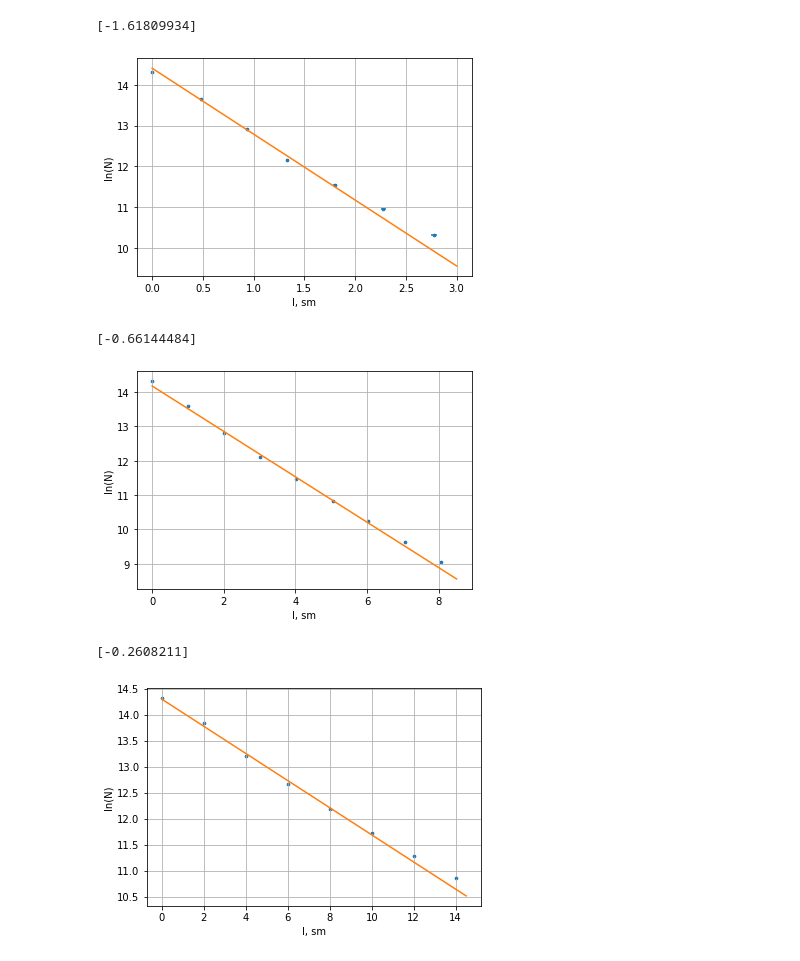
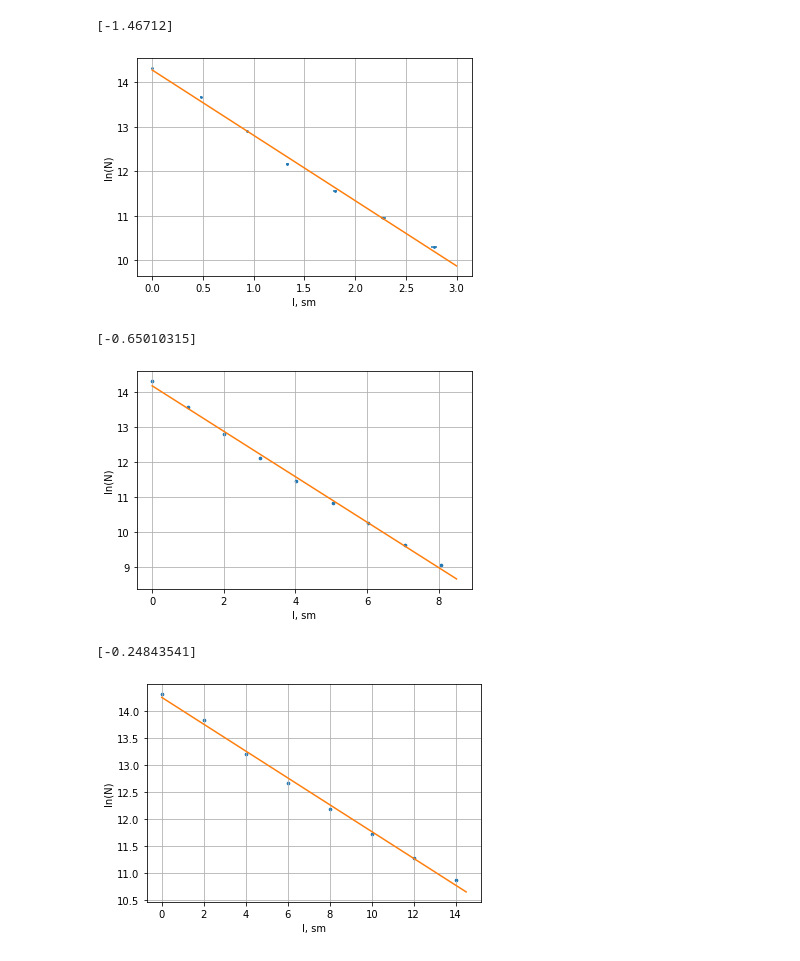
Before and after one commit to ivan-shargin/Physics, a Jupyter notebook: 5.1.ipynb, the cells around one changed output. Cells and saved outputs as stored; diff of their text form; code cells hidden in the pictures.

```diff
--- a/5.1.ipynb
+++ b/5.1.ipynb
@@ -13,13 +13,13 @@ delta_l = np.linspace(0, 6 * 0.005, 7)
 
 fig, ax = plt.subplots()
 ax.grid()
-ax.scatter(l, ln_N, s=7)
+ax.scatter(l, ln_N, s=3)
 ax.errorbar(l, ln_N, yerr=delta_lnN, xerr=delta_l, linestyle = '')
 plt.xlabel("l, sm")
 plt.ylabel("ln(N)")
 
 linear_regressor = linear_model.LinearRegression()
-linear_regressor.fit(l[1:-2].reshape((l[1:-2].size, 1)), ln_N[1:-2])
+linear_regressor.fit(l.reshape((l.size, 1)), ln_N)
 x0 = np.linspace(0, 3, 150).reshape((150, 1))
 y0 = linear_regressor.predict(x0)
 ax.plot(x0, y0)
@@ -28,8 +28,8 @@ print(linear_regressor.coef_)
 
 fig.savefig('5_1_1')
 # %% [output]
-[-1.61809934]
+[-1.46712]
-[figure, old version]
+[figure, new version]
 # %%
 l = np.array([0, 1.01, 2.01, 3.02, 4.03, 5.04, 6.04, 7.06, 8.07])
 N_plus_phon = np.array([1650973, 800388, 370495, 184148, 97807, 52068, 29782, 16931, 10050])
@@ -46,7 +46,7 @@ plt.xlabel("l, sm")
 plt.ylabel("ln(N)")
 
 linear_regressor = linear_model.LinearRegression()
-linear_regressor.fit(l[1:-2].reshape((l[1:-2].size, 1)), ln_N[1:-2])
+linear_regressor.fit(l.reshape((l.size, 1)), ln_N)
 x0 = np.linspace(0, 8.5, 150).reshape((150, 1))
 y0 = linear_regressor.predict(x0)
 ax.plot(x0, y0)
@@ -55,32 +55,32 @@ print(linear_regressor.coef_)
 
 fig.savefig('5_1_2')
 # %% [output]
-[-0.66144484]
+[-0.65010315]
-[figure, old version]
+[figure, new version]
 # %%
 l = np.array([0, 2, 4.01, 6.02, 8.03, 10.03, 12.02, 14.02])
 N_plus_phon = np.array([1650973, 1028981, 548706, 319122, 198318, 126456, 81336, 54095])
 N = N_plus_phon - 1539
 ln_N = np.log(N)
 delta_lnN = 1 / np.sqrt(N)
 delta_l = np.linspace(0, 6 * 0.005, 8)
 
 fig, ax = plt.subplots()
 ax.grid()
 ax.scatter(l, ln_N, s=7)
 ax.errorbar(l, ln_N, yerr=delta_lnN, xerr=delta_l, linestyle = '')
 plt.xlabel("l, sm")
 plt.ylabel("ln(N)")
 
 linear_regressor = linear_model.LinearRegression()
-linear_regressor.fit(l[1:-2].reshape((l[1:-2].size, 1)), ln_N[1:-2])
+linear_regressor.fit(l.reshape((l.size, 1)), ln_N)
 x0 = np.linspace(0, 14.5, 150).reshape((150, 1))
 y0 = linear_regressor.predict(x0)
 ax.plot(x0, y0)
 print(linear_regressor.coef_)
 
 
 fig.savefig('5_1_3')
 # %% [output]
-[-0.2608211]
+[-0.24843541]
-[figure, old version]
+[figure, new version]
```
Also changed, not shown: 14 other files.
